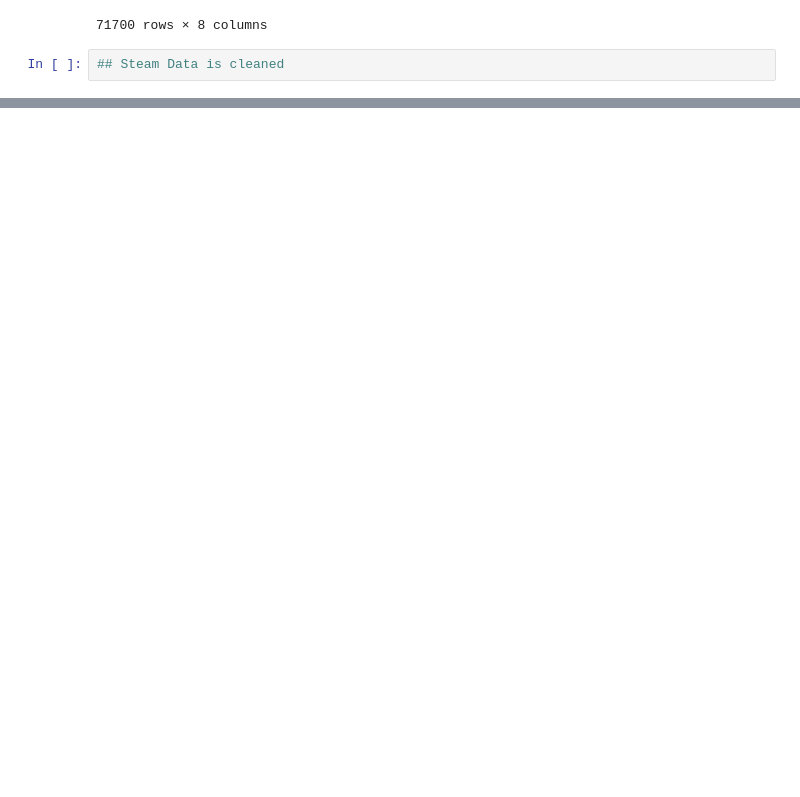
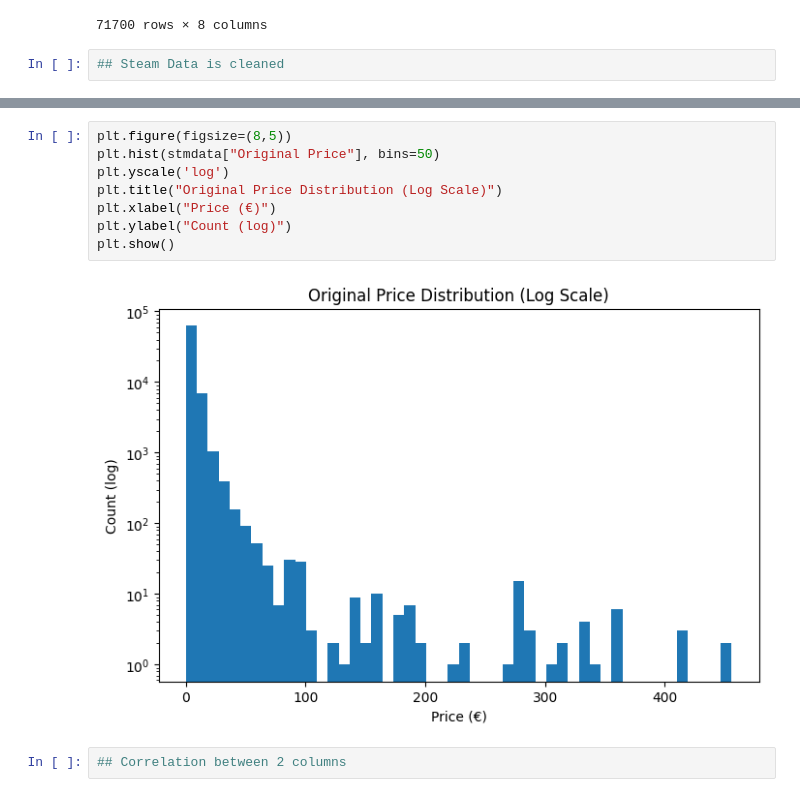
Before and after one commit to Somphone-Isabelle/MachineLearningProject, a Jupyter notebook: ml_project (2).ipynb, the cells around one changed output, grey strips where cells are left out. Drawn from its saved outputs; the diff is of its cells as text; blank space fills up the shorter version.

```diff
--- a/ml_project (2).ipynb
+++ b/ml_project (2).ipynb
@@ -241,0 +263,12 @@ stmdata.columns
+# %%
+plt.figure(figsize=(8,5))
+plt.hist(stmdata["Original Price"], bins=50)
+plt.yscale('log')
+plt.title("Original Price Distribution (Log Scale)")
+plt.xlabel("Price (€)")
+plt.ylabel("Count (log)")
+plt.show()
+# %% [output]
+[figure, added]
+# %%
+## Correlation between 2 columns
```
Also changed, not shown: parts of 9 cells of this notebook, 1 other file.
